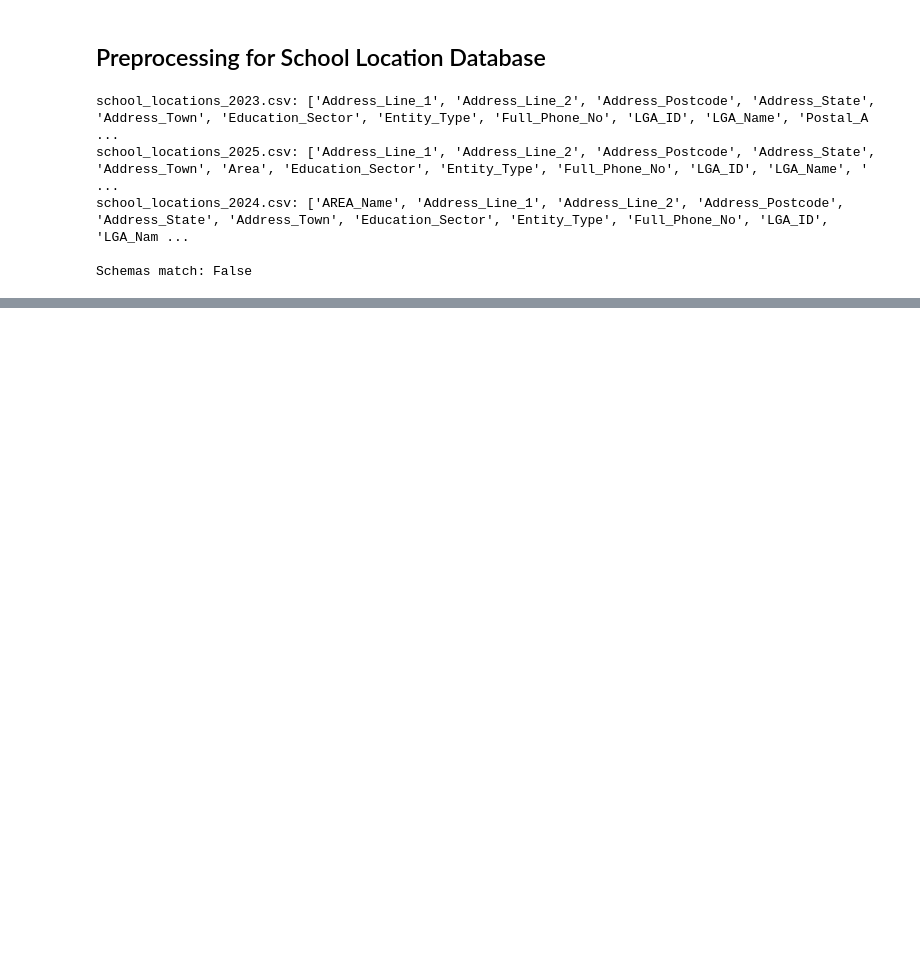
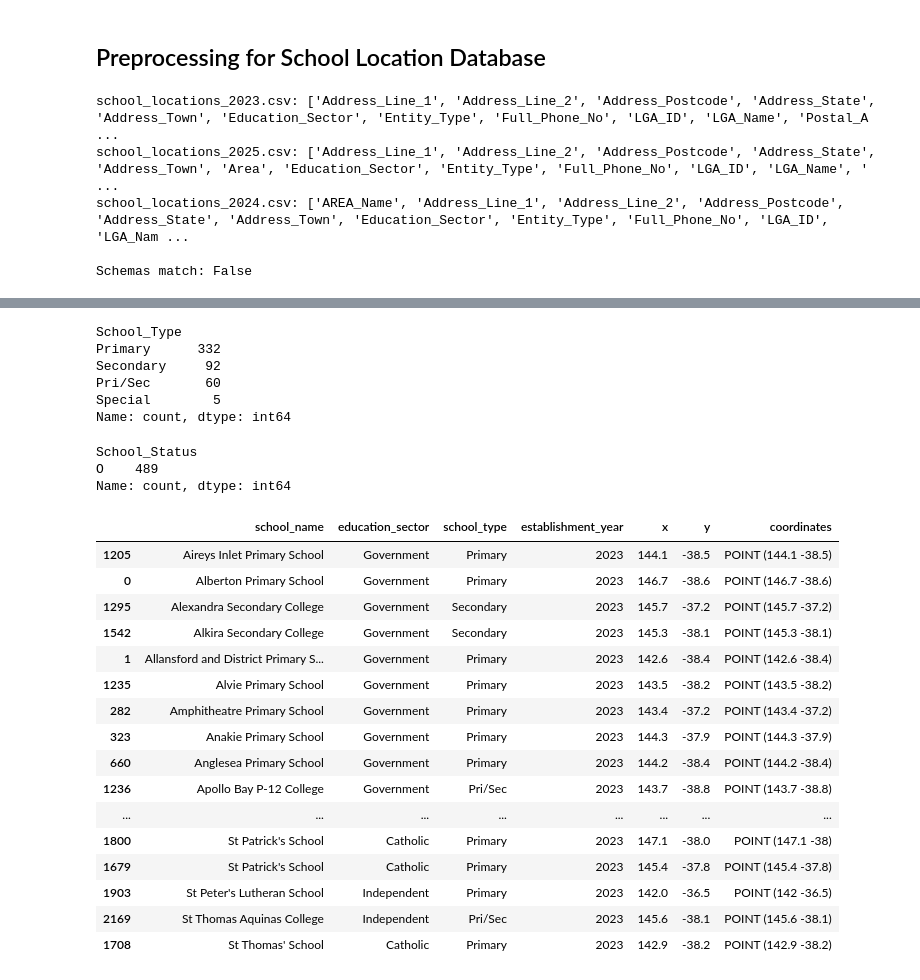
Before and after one commit to jackshee/real-estate-industry-project-public-version, a Jupyter notebook: notebooks/preprocess_schools.ipynb, the cells around one changed output, grey strips where cells are left out. Drawn from its saved outputs; the diff is of its cells as text; code cells hidden in the pictures; blank space fills up the shorter version.

```diff
--- a/notebooks/preprocess_schools.ipynb
+++ b/notebooks/preprocess_schools.ipynb
@@ -147,0 +212,6 @@ print(missing_values[missing_values > 0])
+# %%
+# remove duplicates keeping the occurence with the earliest establishment_year by X, Y
+combined_schools = combined_schools.sort_values(by="establishment_year").drop_duplicates(subset=["X", "Y"], keep='first')
+
+# sort by school_name
+combined_schools = combined_schools.sort_values(by='School_Name')
@@ -147,0 +229,47 @@ print(missing_values[missing_values > 0])
+# %%
+# remove 'School_Type' where it is 'Language', 'Camp'
+combined_schools = combined_schools[~combined_schools['School_Type'].isin(['Language', 'Camp'])]
+
+combined_schools['School_Type'].value_counts()
+# %% [output]
+School_Type
+Primary      332
+Secondary     92
+Pri/Sec       60
+Special        5
+Name: count, dtype: int64
+# %%
+combined_schools['School_Status'].value_counts()
+# %% [output]
+School_Status
+O    489
+Name: count, dtype: int64
+# %%
+# remove 'School_Status' where it is 'Closed'
+combined_schools = combined_schools[combined_schools['School_Status'] != 'C']
+# %%
+# drop School_Status column
+combined_schools = combined_schools.drop(columns=['School_Status'])
+# %%
+# convert column names to lower casing
+combined_schools.columns = combined_schools.columns.str.lower()
+
+combined_schools.head(5)
+# %% [output]
+|  | school_name | education_sector | school_type | establishment_year | x | y | coordinates |
+| 1205 | Aireys Inlet Primary School | Government | Primary | 2023 | 144.1 | -38.5 | POINT (144.1 -38.5) |
+| 0 | Alberton Primary School | Government | Primary | 2023 | 146.7 | -38.6 | POINT (146.7 -38.6) |
+| 1295 | Alexandra Secondary College | Government | Secondary | 2023 | 145.7 | -37.2 | POINT (145.7 -37.2) |
+| 1542 | Alkira Secondary College | Government | Secondary | 2023 | 145.3 | -38.1 | POINT (145.3 -38.1) |
+| 1 | Allansford and District Primary S... | Government | Primary | 2023 | 142.6 | -38.4 | POINT (142.6 -38.4) |
+| 1235 | Alvie Primary School | Government | Primary | 2023 | 143.5 | -38.2 | POINT (143.5 -38.2) |
+| 282 | Amphitheatre Primary School | Government | Primary | 2023 | 143.4 | -37.2 | POINT (143.4 -37.2) |
+| 323 | Anakie Primary School | Government | Primary | 2023 | 144.3 | -37.9 | POINT (144.3 -37.9) |
+| 660 | Anglesea Primary School | Government | Primary | 2023 | 144.2 | -38.4 | POINT (144.2 -38.4) |
+| 1236 | Apollo Bay P-12 College | Government | Pri/Sec | 2023 | 143.7 | -38.8 | POINT (143.7 -38.8) |
+| ... | ... | ... | ... | ... | ... | ... | ... |
+| 1800 | St Patrick's School | Catholic | Primary | 2023 | 147.1 | -38.0 | POINT (147.1 -38) |
+| 1679 | St Patrick's School | Catholic | Primary | 2023 | 145.4 | -37.8 | POINT (145.4 -37.8) |
+| 1903 | St Peter's Lutheran School | Independent | Primary | 2023 | 142.0 | -36.5 | POINT (142 -36.5) |
+| 2169 | St Thomas Aquinas College | Independent | Pri/Sec | 2023 | 145.6 | -38.1 | POINT (145.6 -38.1) |
+| 1708 | St Thomas' School | Catholic | Primary | 2023 | 142.9 | -38.2 | POINT (142.9 -38.2) |
```
Also changed, not shown: parts of 19 cells of this notebook, 5 other files.
